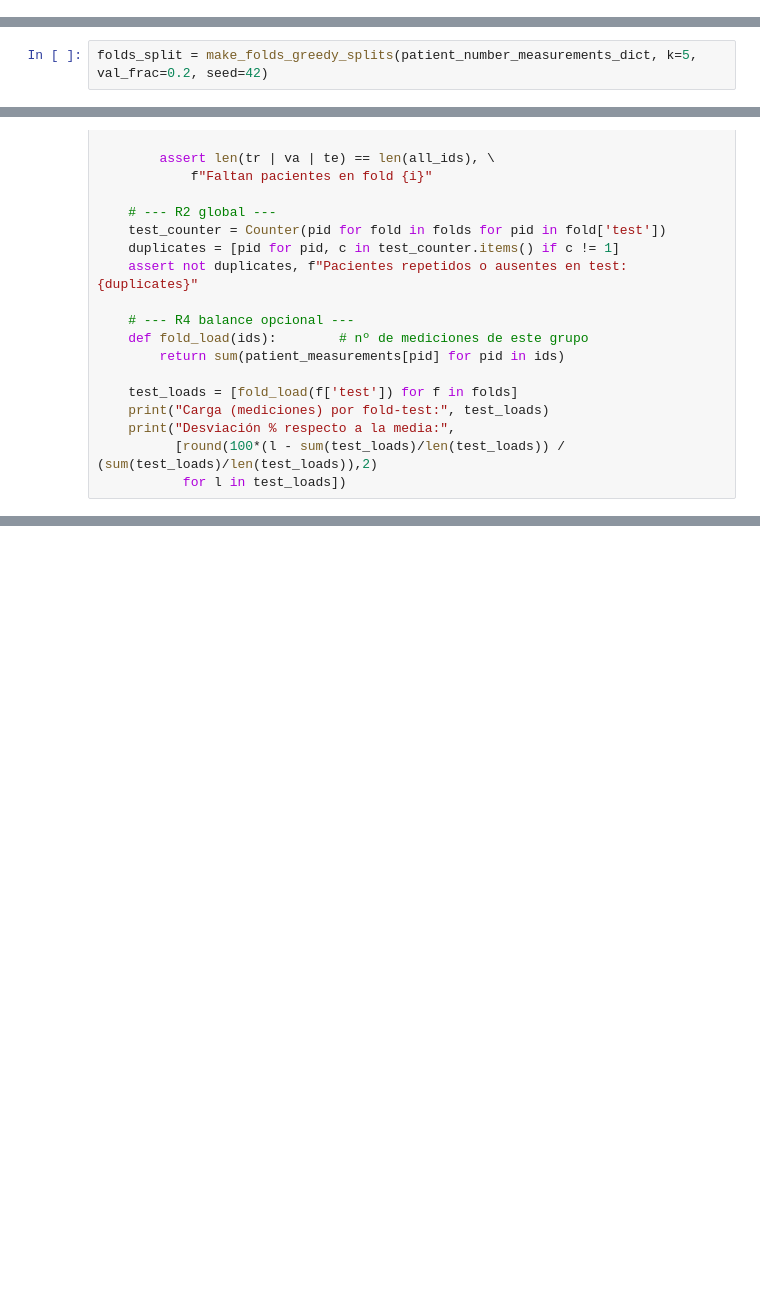
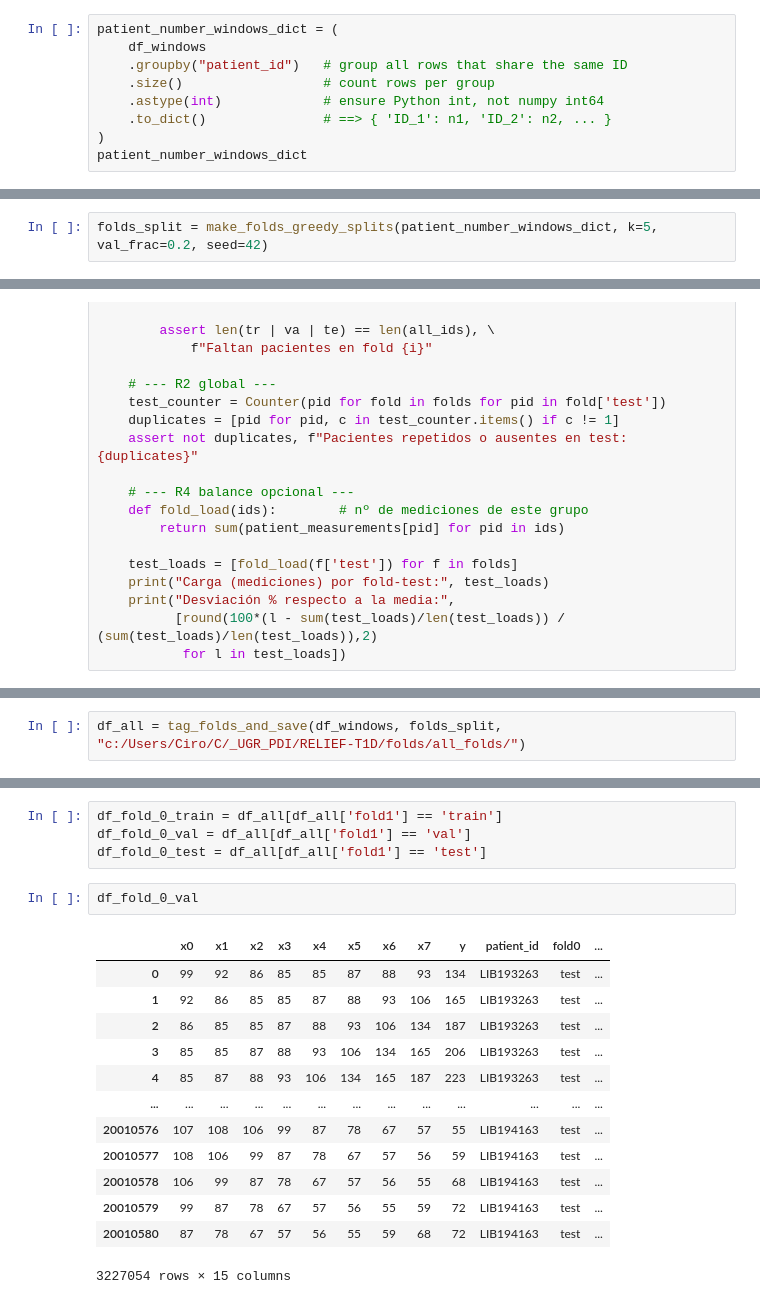
Before and after one commit to relief-t1d/relief-t1d-core, a Jupyter notebook: Cross_validation/Folds_creation.ipynb, the cells around one changed output, grey strips where cells are left out. Cells and saved outputs as stored; diff of their text form; blank space fills up the shorter version.

Commit message:
Folds creation 0.2
Two method of saving the folds

```diff
--- a/Cross_validation/Folds_creation.ipynb
+++ b/Cross_validation/Folds_creation.ipynb
@@ -222,0 +194,9 @@ def validate_folds(
+# %%
+patient_number_windows_dict = (
+    df_windows
+    .groupby("patient_id")   # group all rows that share the same ID
+    .size()                  # count rows per group
+    .astype(int)             # ensure Python int, not numpy int64
+    .to_dict()               # ==> { 'ID_1': n1, 'ID_2': n2, ... }
+)
+patient_number_windows_dict
@@ -223,5 +221,5 @@ def validate_folds(
 # %%
-folds_split = make_folds_greedy_splits(patient_number_measurements_dict, k=5, val_frac=0.2, seed=42)
+folds_split = make_folds_greedy_splits(patient_number_windows_dict, k=5, val_frac=0.2, seed=42)
 # %%
 for i, fold in enumerate(folds_split):
     print(f"\n---- Fold {i + 1}: -----")
@@ -295,0 +407,2 @@ Desviación % respecto a la media: [0.05, -0.01, -0.01, -0.01, -0.01]
+# %%
+df_all = tag_folds_and_save(df_windows, folds_split, "c:/Users/Ciro/C/_UGR_PDI/RELIEF-T1D/folds/all_folds/")
@@ -295,0 +422,20 @@ Desviación % respecto a la media: [0.05, -0.01, -0.01, -0.01, -0.01]
+# %%
+df_fold_0_train = df_all[df_all['fold1'] == 'train']
+df_fold_0_val = df_all[df_all['fold1'] == 'val']
+df_fold_0_test = df_all[df_all['fold1'] == 'test']
+# %%
+df_fold_0_val
+# %% [output]
+|  | x0 | x1 | x2 | x3 | x4 | x5 | x6 | x7 | y | patient_id | fold0 | ... |
+| 0 | 99 | 92 | 86 | 85 | 85 | 87 | 88 | 93 | 134 | LIB193263 | test | ... |
+| 1 | 92 | 86 | 85 | 85 | 87 | 88 | 93 | 106 | 165 | LIB193263 | test | ... |
+| 2 | 86 | 85 | 85 | 87 | 88 | 93 | 106 | 134 | 187 | LIB193263 | test | ... |
+| 3 | 85 | 85 | 87 | 88 | 93 | 106 | 134 | 165 | 206 | LIB193263 | test | ... |
+| 4 | 85 | 87 | 88 | 93 | 106 | 134 | 165 | 187 | 223 | LIB193263 | test | ... |
+| ... | ... | ... | ... | ... | ... | ... | ... | ... | ... | ... | ... | ... |
+| 20010576 | 107 | 108 | 106 | 99 | 87 | 78 | 67 | 57 | 55 | LIB194163 | test | ... |
+| 20010577 | 108 | 106 | 99 | 87 | 78 | 67 | 57 | 56 | 59 | LIB194163 | test | ... |
+| 20010578 | 106 | 99 | 87 | 78 | 67 | 57 | 56 | 55 | 68 | LIB194163 | test | ... |
+| 20010579 | 99 | 87 | 78 | 67 | 57 | 56 | 55 | 59 | 72 | LIB194163 | test | ... |
+| 20010580 | 87 | 78 | 67 | 57 | 56 | 55 | 59 | 68 | 72 | LIB194163 | test | ... |
+3227054 rows × 15 columns
```
Also changed, not shown: parts of 17 cells of this notebook, 1 other file.
